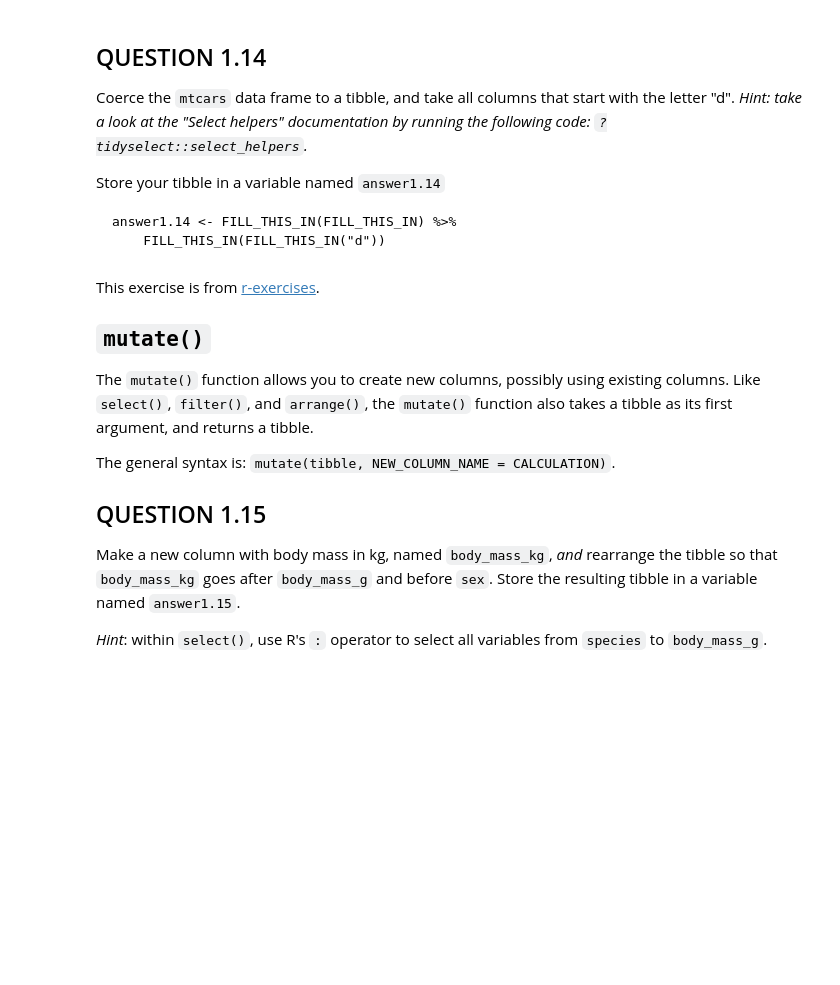
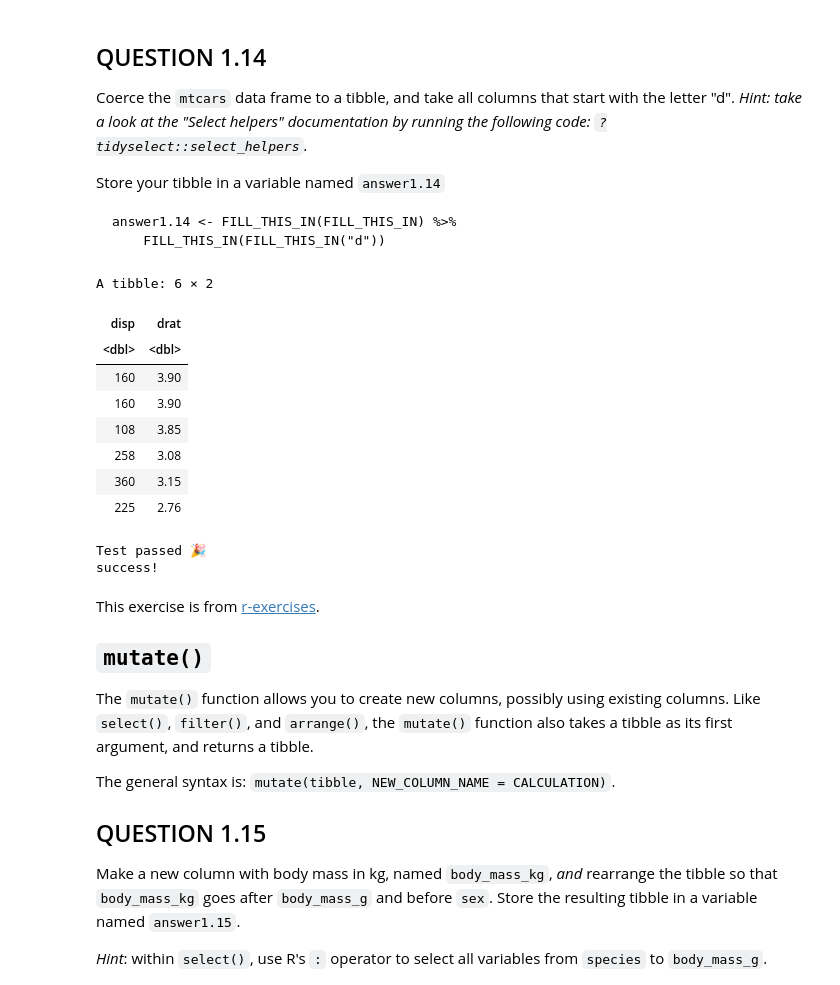
Before and after one commit to annikalaurin/annikalaurin1, a Jupyter notebook: worksheet_a02.ipynb, the cells around one changed output. Drawn from its saved outputs; the diff is of its cells as text; code cells hidden in the pictures; blank space fills up the shorter version.

````diff
--- a/worksheet_a02.ipynb
+++ b/worksheet_a02.ipynb
@@ -690,14 +690,28 @@ answer1.14 <- FILL_THIS_IN(FILL_THIS_IN) %>%
 ```
 # %%
 # your code here
-answer1.4 <-
+answer1.14 <- as_tibble(mtcars) %>%
+select(starts_with("d"))
 head(answer1.14)
+# %% [output]
+A tibble: 6 × 2
+| disp | drat |
+| <dbl> | <dbl> |
+| 160 | 3.90 |
+| 160 | 3.90 |
+| 108 | 3.85 |
+| 258 | 3.08 |
+| 360 | 3.15 |
+| 225 | 2.76 |
 # %%
 test_that("Question 1.14", {
   expect_equal(digest(dim(answer1.14)), "ea1df69d6a59227894d1d4330f9bfab8")
   expect_equal(digest(colnames(answer1.14)), "0956954d01fe74c59c1f16850b7e874f")
 })
 cat("success!")
+# %% [output]
+Test passed 🎉
+success!
 # %% [markdown]
 This exercise is from [r-exercises](https://www.r-exercises.com/2017/10/19/dplyr-basic-functions-exercises/).
 
````
Also changed, not shown: parts of 11 cells of this notebook.
